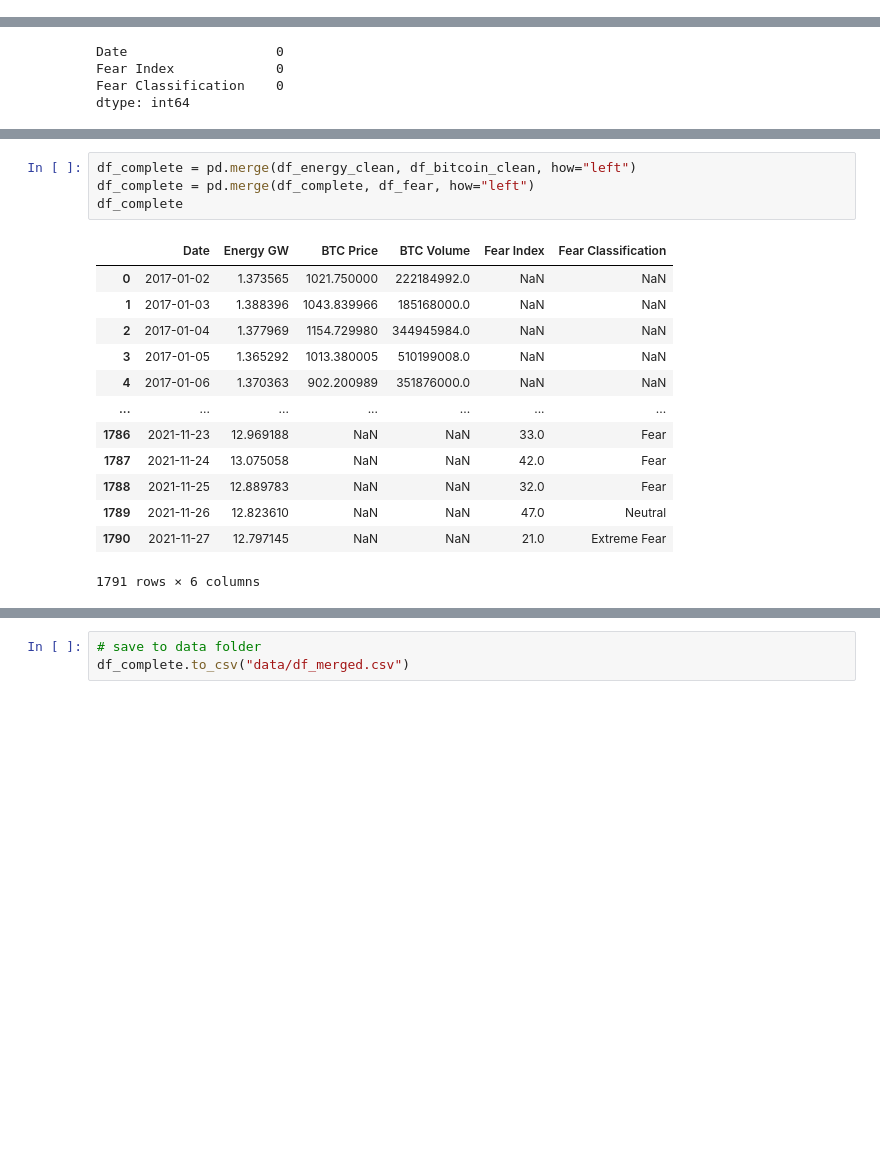
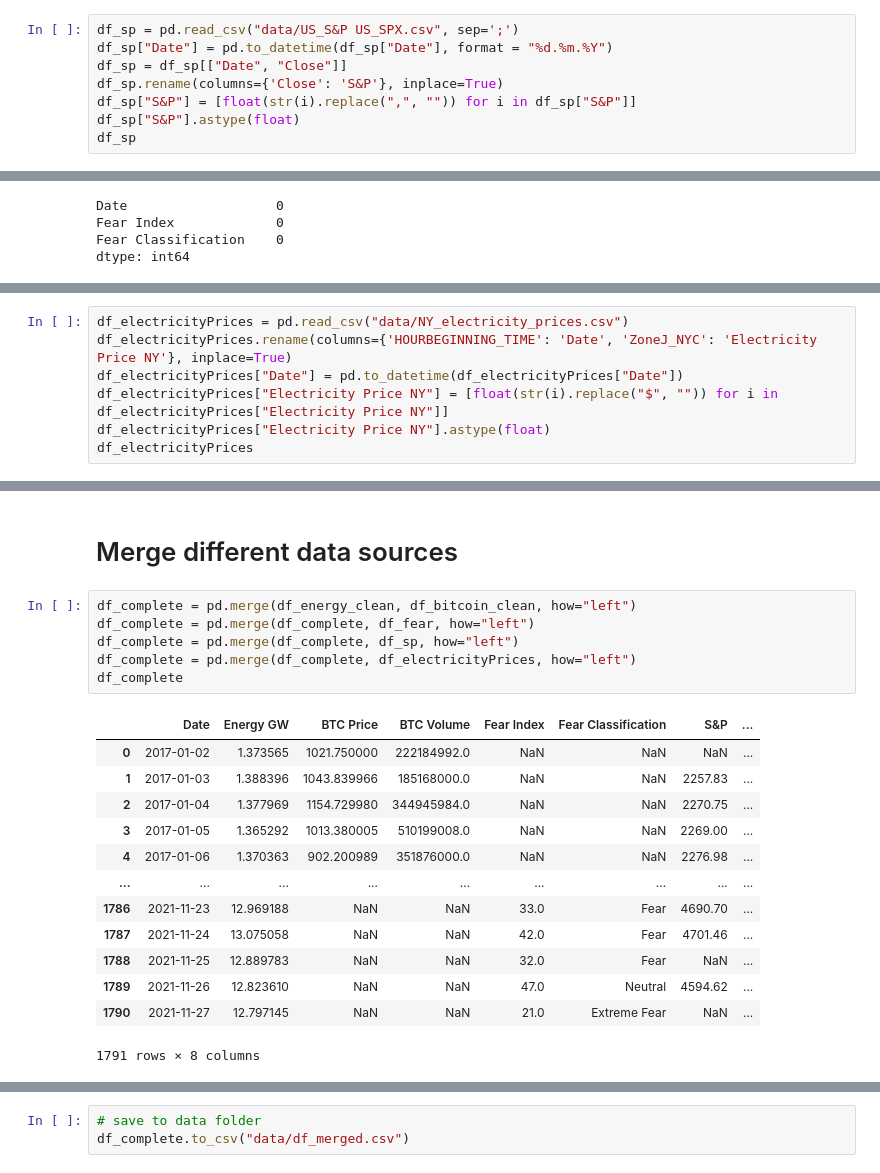
Before and after one commit to QuantLet/SDA_2021_St_Gallen, a Jupyter notebook: data_merging.ipynb, the cells around one changed output, grey strips where cells are left out. Drawn from its saved outputs; the diff is of its cells as text; blank space fills up the shorter version.

Commit message:
proper data

```diff
--- a/VAR.ipynb
+++ b/data_merging.ipynb
@@ -84,0 +93,8 @@ dtype: int64
+# %%
+df_sp = pd.read_csv("data/US_S&P US_SPX.csv", sep=';')
+df_sp["Date"] = pd.to_datetime(df_sp["Date"], format = "%d.%m.%Y")
+df_sp = df_sp[["Date", "Close"]]
+df_sp.rename(columns={'Close': 'S&P'}, inplace=True)
+df_sp["S&P"] = [float(str(i).replace(",", "")) for i in df_sp["S&P"]]
+df_sp["S&P"].astype(float)
+df_sp
@@ -110,0 +145,7 @@ dtype: int64
+# %%
+df_electricityPrices = pd.read_csv("data/NY_electricity_prices.csv")
+df_electricityPrices.rename(columns={'HOURBEGINNING_TIME': 'Date', 'ZoneJ_NYC': 'Electricity Price NY'}, inplace=True)
+df_electricityPrices["Date"] = pd.to_datetime(df_electricityPrices["Date"])
+df_electricityPrices["Electricity Price NY"] = [float(str(i).replace("$", "")) for i in df_electricityPrices["Electricity Price NY"]]
+df_electricityPrices["Electricity Price NY"].astype(float)
+df_electricityPrices
@@ -111,18 +173,22 @@ dtype: int64
+# %% [markdown]
+# Merge different data sources
 # %%
 df_complete = pd.merge(df_energy_clean, df_bitcoin_clean, how="left")
 df_complete = pd.merge(df_complete, df_fear, how="left")
+df_complete = pd.merge(df_complete, df_sp, how="left")
+df_complete = pd.merge(df_complete, df_electricityPrices, how="left")
 df_complete
 # %% [output]
-|  | Date | Energy GW | BTC Price | BTC Volume | Fear Index | Fear Classification |
-| 0 | 2017-01-02 | 1.373565 | 1021.750000 | 222184992.0 | NaN | NaN |
-| 1 | 2017-01-03 | 1.388396 | 1043.839966 | 185168000.0 | NaN | NaN |
-| 2 | 2017-01-04 | 1.377969 | 1154.729980 | 344945984.0 | NaN | NaN |
-| 3 | 2017-01-05 | 1.365292 | 1013.380005 | 510199008.0 | NaN | NaN |
-| 4 | 2017-01-06 | 1.370363 | 902.200989 | 351876000.0 | NaN | NaN |
-| ... | ... | ... | ... | ... | ... | ... |
-| 1786 | 2021-11-23 | 12.969188 | NaN | NaN | 33.0 | Fear |
-| 1787 | 2021-11-24 | 13.075058 | NaN | NaN | 42.0 | Fear |
-| 1788 | 2021-11-25 | 12.889783 | NaN | NaN | 32.0 | Fear |
-| 1789 | 2021-11-26 | 12.823610 | NaN | NaN | 47.0 | Neutral |
-| 1790 | 2021-11-27 | 12.797145 | NaN | NaN | 21.0 | Extreme Fear |
+|  | Date | Energy GW | BTC Price | BTC Volume | Fear Index | Fear Classification | S&P | ... |
+| 0 | 2017-01-02 | 1.373565 | 1021.750000 | 222184992.0 | NaN | NaN | NaN | ... |
+| 1 | 2017-01-03 | 1.388396 | 1043.839966 | 185168000.0 | NaN | NaN | 2257.83 | ... |
+| 2 | 2017-01-04 | 1.377969 | 1154.729980 | 344945984.0 | NaN | NaN | 2270.75 | ... |
+| 3 | 2017-01-05 | 1.365292 | 1013.380005 | 510199008.0 | NaN | NaN | 2269.00 | ... |
+| 4 | 2017-01-06 | 1.370363 | 902.200989 | 351876000.0 | NaN | NaN | 2276.98 | ... |
+| ... | ... | ... | ... | ... | ... | ... | ... | ... |
+| 1786 | 2021-11-23 | 12.969188 | NaN | NaN | 33.0 | Fear | 4690.70 | ... |
+| 1787 | 2021-11-24 | 13.075058 | NaN | NaN | 42.0 | Fear | 4701.46 | ... |
+| 1788 | 2021-11-25 | 12.889783 | NaN | NaN | 32.0 | Fear | NaN | ... |
+| 1789 | 2021-11-26 | 12.823610 | NaN | NaN | 47.0 | Neutral | 4594.62 | ... |
+| 1790 | 2021-11-27 | 12.797145 | NaN | NaN | 21.0 | Extreme Fear | NaN | ... |
-1791 rows × 6 columns
+1791 rows × 8 columns
```
Also changed, not shown: parts of 11 cells of this notebook, 4 other files.
